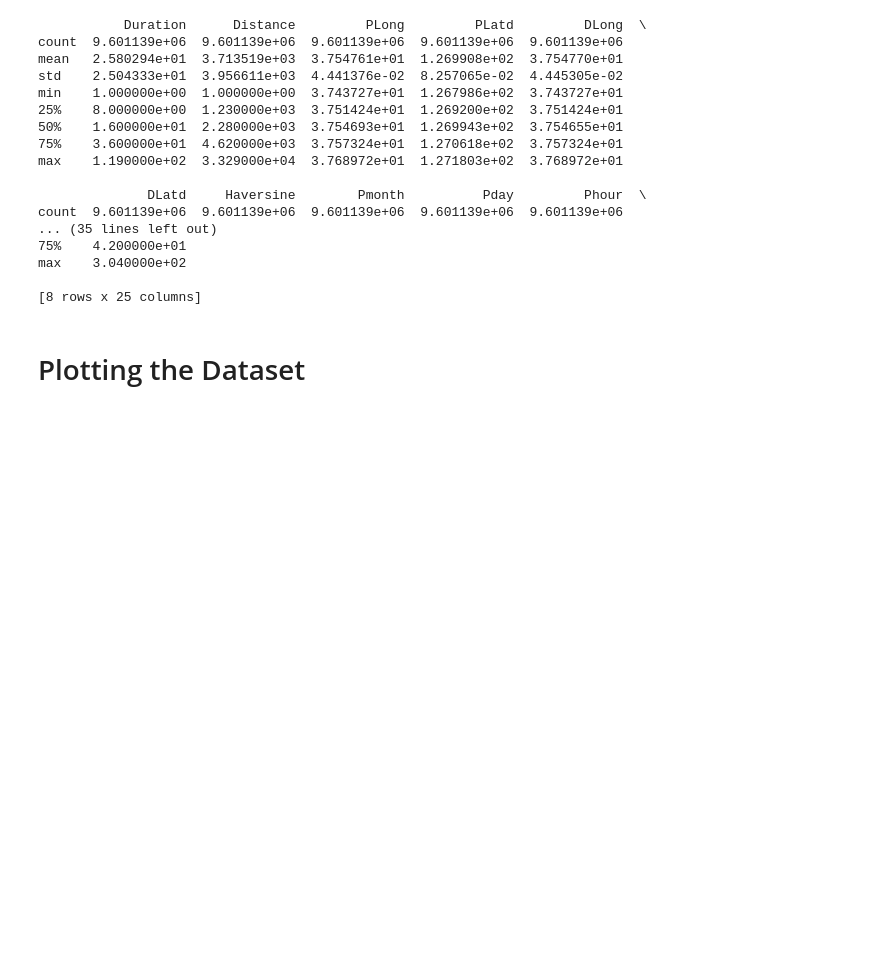
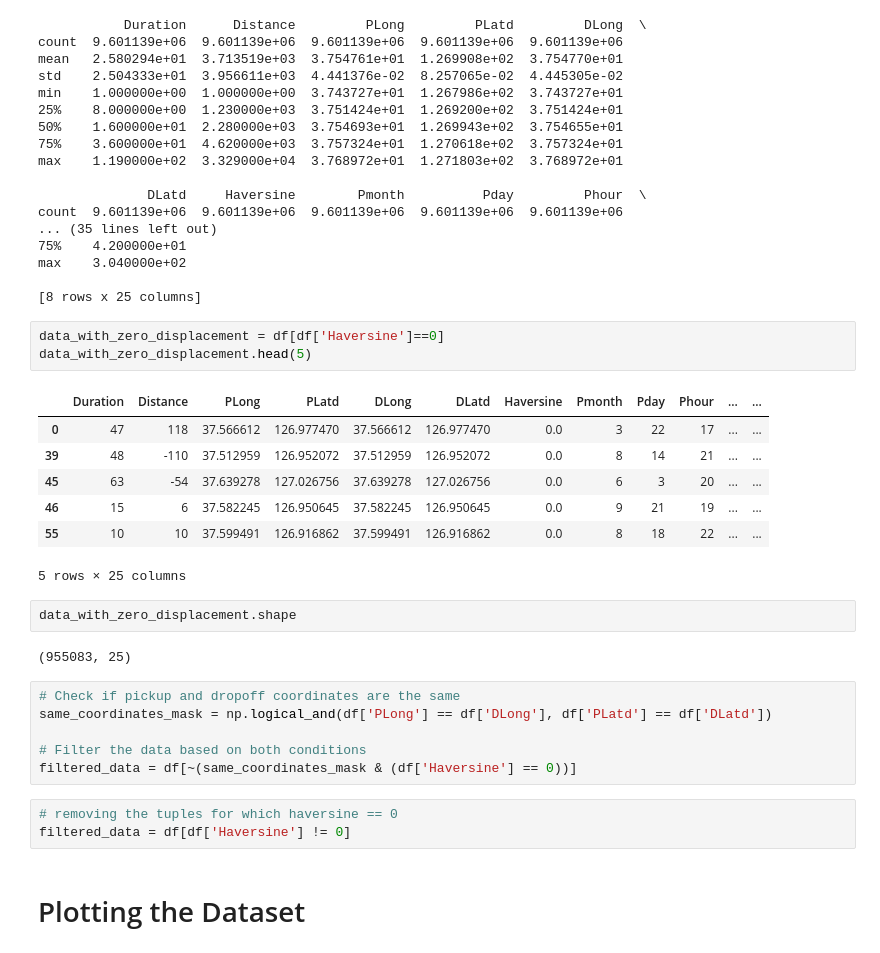
Before and after one commit to dp2292/CP01-Data-Alchemists, a Jupyter notebook: SBT_Graphs_Dhruv.ipynb, the cells around one changed output. Saved outputs shown, nothing was run; the diff lists cells and outputs as text; blank space fills up the shorter version.

```diff
--- a/SBT_Graphs_Dhruv.ipynb
+++ b/SBT_Graphs_Dhruv.ipynb
@@ -88,6 +114,30 @@ count  9.601139e+06  9.601139e+06  9.601139e+06  9.601139e+06  9.601139e+06
 max    3.040000e+02
 
 [8 rows x 25 columns]
+# %%
+data_with_zero_displacement = df[df['Haversine']==0]
+data_with_zero_displacement.head(5)
+# %% [output]
+|  | Duration | Distance | PLong | PLatd | DLong | DLatd | Haversine | Pmonth | Pday | Phour | ... | ... |
+| 0 | 47 | 118 | 37.566612 | 126.977470 | 37.566612 | 126.977470 | 0.0 | 3 | 22 | 17 | ... | ... |
+| 39 | 48 | -110 | 37.512959 | 126.952072 | 37.512959 | 126.952072 | 0.0 | 8 | 14 | 21 | ... | ... |
+| 45 | 63 | -54 | 37.639278 | 127.026756 | 37.639278 | 127.026756 | 0.0 | 6 | 3 | 20 | ... | ... |
+| 46 | 15 | 6 | 37.582245 | 126.950645 | 37.582245 | 126.950645 | 0.0 | 9 | 21 | 19 | ... | ... |
+| 55 | 10 | 10 | 37.599491 | 126.916862 | 37.599491 | 126.916862 | 0.0 | 8 | 18 | 22 | ... | ... |
+5 rows × 25 columns
+# %%
+data_with_zero_displacement.shape
+# %% [output]
+(955083, 25)
+# %%
+# Check if pickup and dropoff coordinates are the same
+same_coordinates_mask = np.logical_and(df['PLong'] == df['DLong'], df['PLatd'] == df['DLatd'])
+
+# Filter the data based on both conditions
+filtered_data = df[~(same_coordinates_mask & (df['Haversine'] == 0))]
+# %%
+# removing the tuples for which haversine == 0
+filtered_data = df[df['Haversine'] != 0]
 # %% [markdown]
 # Plotting the Dataset
 # %%
```
Also changed, not shown: parts of 15 cells of this notebook.
